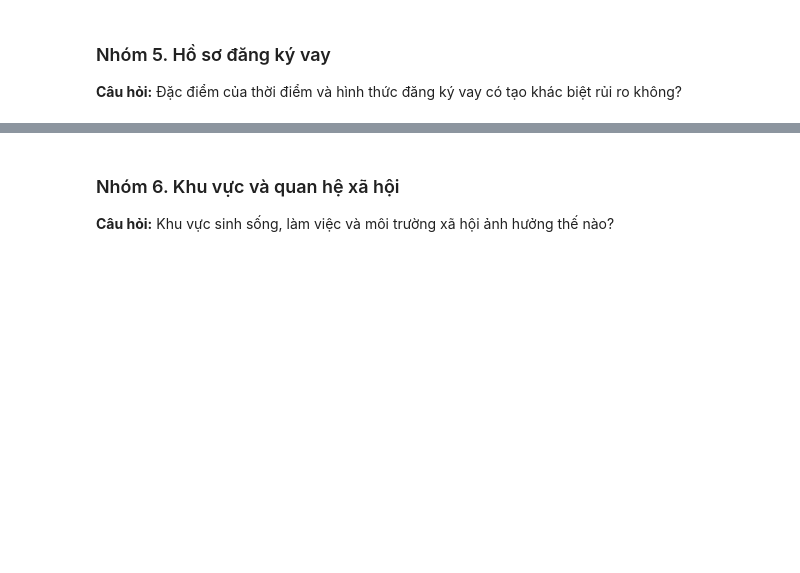
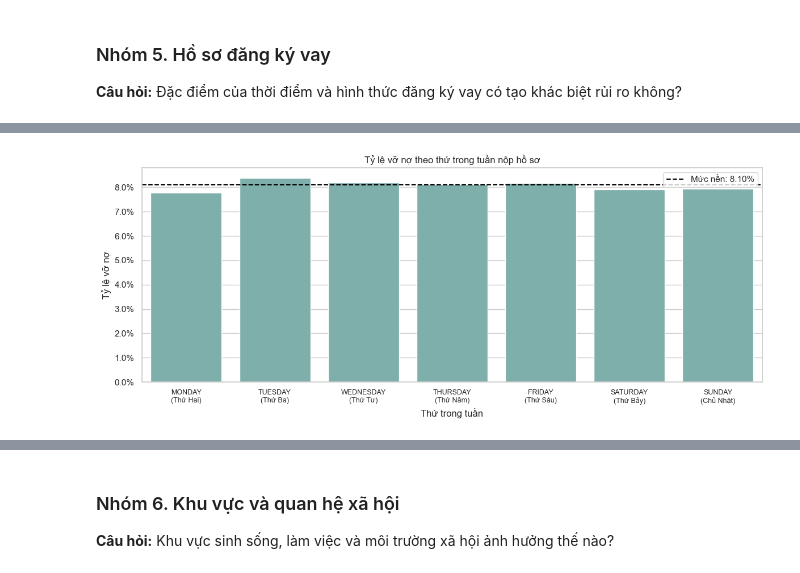
Before and after one commit to thanhhung9720001-collab/credit-risk-classifier, a Jupyter notebook: notebooks/04_eda_visualization.ipynb, the cells around one changed output, grey strips where cells are left out. Cells and saved outputs as stored; diff of their text form; code cells hidden in the pictures; blank space fills up the shorter version.

```diff
--- a/notebooks/04_eda_visualization.ipynb
+++ b/notebooks/04_eda_visualization.ipynb
@@ -1766,0 +1890,19 @@ plt.show()
+# %%
+# Giữ thứ tự tự nhiên của các ngày trong tuần để dễ quan sát có quy luật hay không.
+thu_tu_ngay = ['MONDAY', 'TUESDAY', 'WEDNESDAY', 'THURSDAY', 'FRIDAY', 'SATURDAY', 'SUNDAY']
+nghia_ngay = {
+    'MONDAY': 'Thứ Hai', 'TUESDAY': 'Thứ Ba', 'WEDNESDAY': 'Thứ Tư', 'THURSDAY': 'Thứ Năm',
+    'FRIDAY': 'Thứ Sáu', 'SATURDAY': 'Thứ Bảy', 'SUNDAY': 'Chủ Nhật',
+}
+
+tom_tat_ngay = df.groupby('weekday_appr_process_start')['target'].agg(so_khach_hang='size', ty_le_vo_no='mean').reset_index()
+tom_tat_ngay['weekday_appr_process_start'] = pd.Categorical(tom_tat_ngay['weekday_appr_process_start'], categories=thu_tu_ngay, ordered=True)
+tom_tat_ngay = tom_tat_ngay.sort_values('weekday_appr_process_start')
+tom_tat_ngay['nghia_tieng_viet'] = tom_tat_ngay['weekday_appr_process_start'].map(nghia_ngay)
+
+display(
+    tom_tat_ngay[['weekday_appr_process_start', 'nghia_tieng_viet', 'so_khach_hang', 'ty_le_vo_no']]
+    .rename(columns={'weekday_appr_process_start': 'Thứ', 'nghia_tieng_viet': 'Nghĩa tiếng Việt',
+                     'so_khach_hang': 'Số khách hàng', 'ty_le_vo_no': 'Tỷ lệ vỡ nợ'})
+    .style.format({'Số khách hàng': '{:,.0f}', 'Tỷ lệ vỡ nợ': '{:.2%}'}).hide(axis='index')
+)
@@ -1766,0 +1918,16 @@ plt.show()
+# %%
+tom_tat_ngay['nhan_hien_thi'] = tom_tat_ngay['weekday_appr_process_start'].astype(str) + '\n(' + tom_tat_ngay['nghia_tieng_viet'].astype(str) + ')'
+
+plt.figure(figsize=(12, 5))
+ax = sns.barplot(data=tom_tat_ngay, x='nhan_hien_thi', y='ty_le_vo_no', color='#76B7B2')
+ax.axhline(ty_le_no_xau_nen, color='black', linestyle='--', label=f'Mức nền: {ty_le_no_xau_nen:.2%}')
+ax.set_title('Tỷ lệ vỡ nợ theo thứ trong tuần nộp hồ sơ')
+ax.set_xlabel('Thứ trong tuần')
+ax.set_ylabel('Tỷ lệ vỡ nợ')
+ax.yaxis.set_major_formatter(ticker.PercentFormatter(1))
+ax.tick_params(axis='x', labelsize=9)
+ax.legend()
+plt.tight_layout()
+plt.show()
+# %% [output]
+[figure, added]
```
Also changed, not shown: parts of 37 cells of this notebook.
